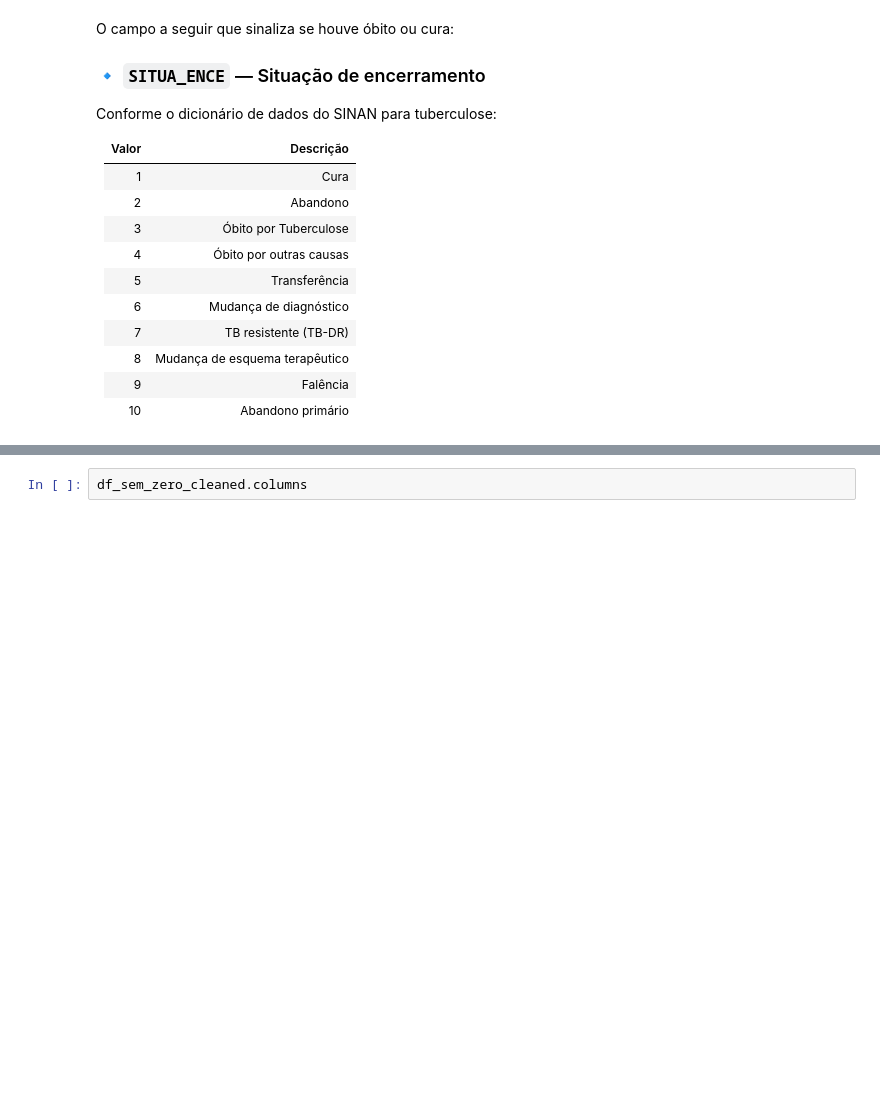
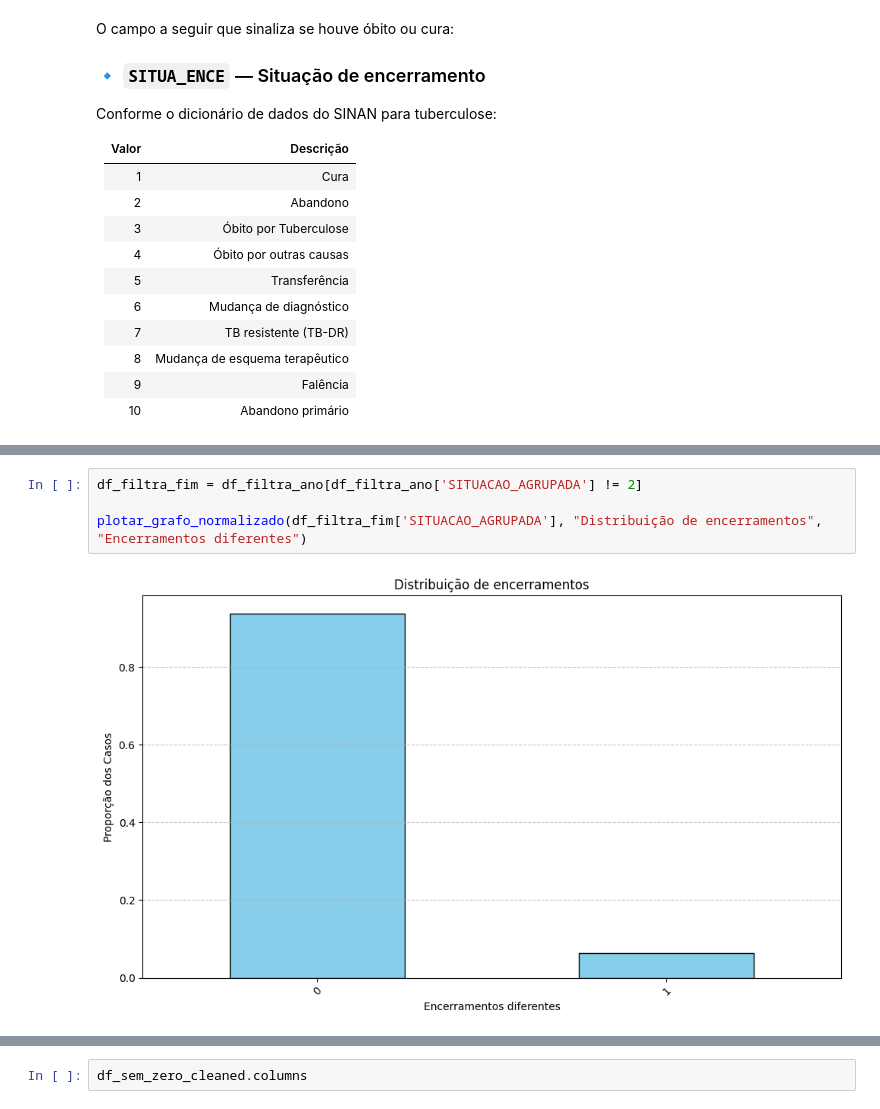
Before and after one commit to FreitasVarejo/MC853-Project, a Jupyter notebook: lab01/notebook.ipynb, the cells around one changed output, grey strips where cells are left out. Cells and saved outputs as stored; diff of their text form; blank space fills up the shorter version.

```diff
--- a/lab01/notebook.ipynb
+++ b/lab01/notebook.ipynb
@@ -255,0 +149,6 @@ plt.show()
+# %%
+df_filtra_fim = df_filtra_ano[df_filtra_ano['SITUACAO_AGRUPADA'] != 2]
+
+plotar_grafo_normalizado(df_filtra_fim['SITUACAO_AGRUPADA'], "Distribuição de encerramentos", "Encerramentos diferentes")
+# %% [output]
+[figure, added]
```
Also changed, not shown: parts of 63 cells of this notebook, 2 other files.
